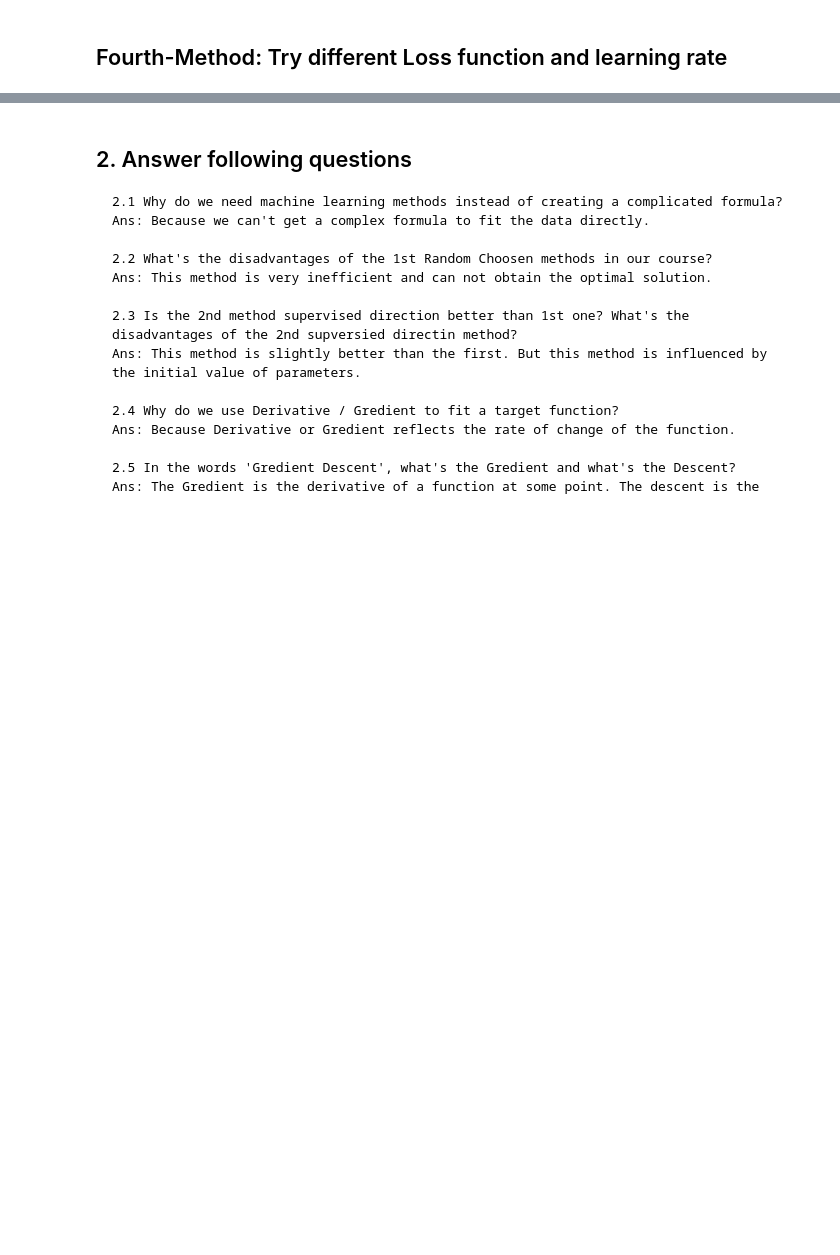
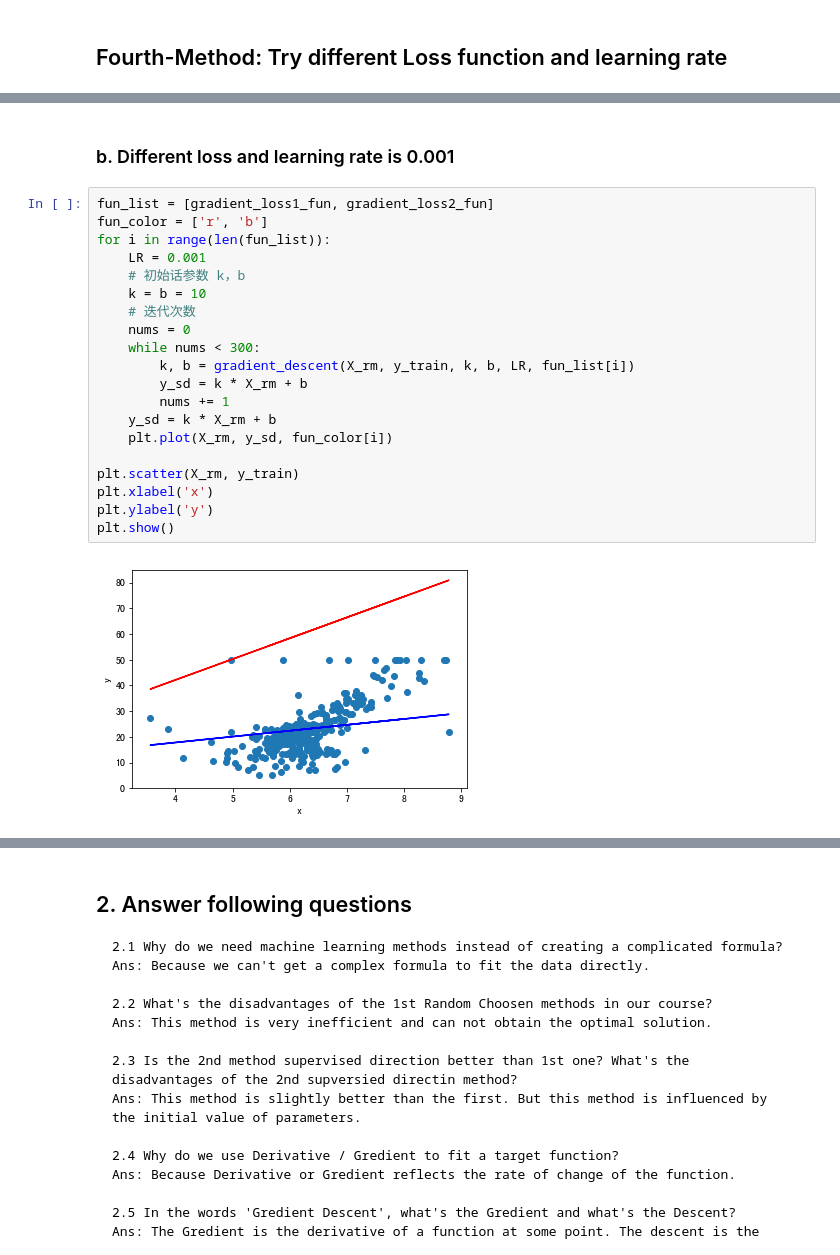
Before and after one commit to yuanjin54/nlp, a Jupyter notebook: assignment_02/assignment-02.ipynb, the cells around one changed output, grey strips where cells are left out. Cells and saved outputs as stored; diff of their text form; blank space fills up the shorter version.

```diff
--- a/assignment_02/assignment-02.ipynb
+++ b/assignment_02/assignment-02.ipynb
@@ -541,0 +560,24 @@ LR=0.0488, k=5.968690276244656, b=6.830449466580835
+# %% [markdown]
+### b. Different loss and learning rate is 0.001
+# %%
+fun_list = [gradient_loss1_fun, gradient_loss2_fun]
+fun_color = ['r', 'b']
+for i in range(len(fun_list)):
+    LR = 0.001
+    # 初始话参数 k，b
+    k = b = 10
+    # 迭代次数
+    nums = 0
+    while nums < 300:
+        k, b = gradient_descent(X_rm, y_train, k, b, LR, fun_list[i])
+        y_sd = k * X_rm + b
+        nums += 1
+    y_sd = k * X_rm + b
+    plt.plot(X_rm, y_sd, fun_color[i])
+
+plt.scatter(X_rm, y_train)
+plt.xlabel('x')
+plt.ylabel('y')
+plt.show()
+# %% [output]
+[figure, added]
```
Also changed, not shown: parts of 17 cells of this notebook.
